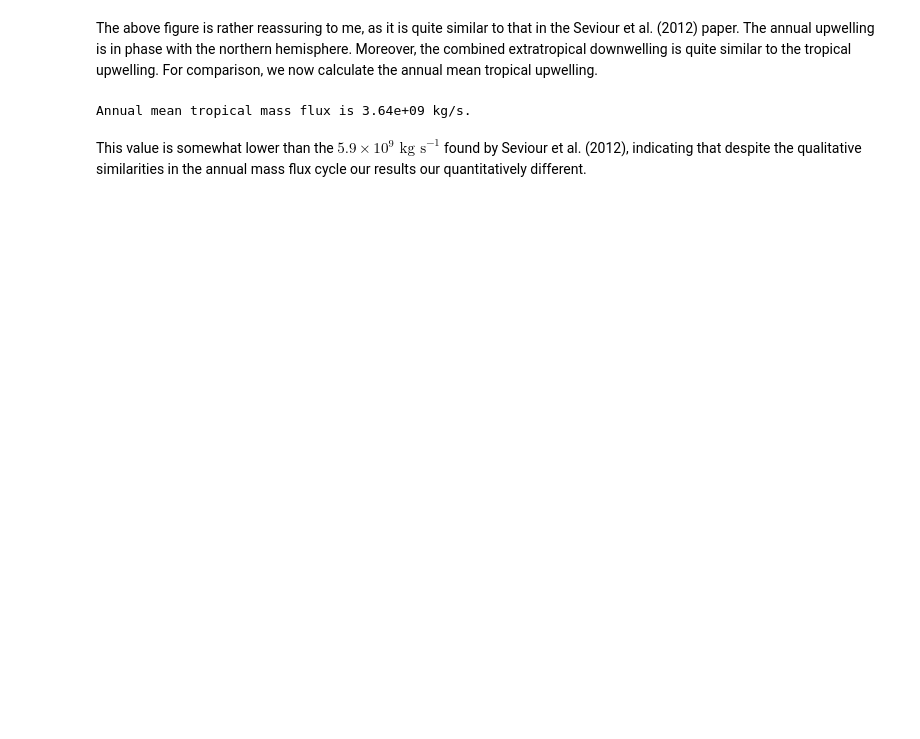
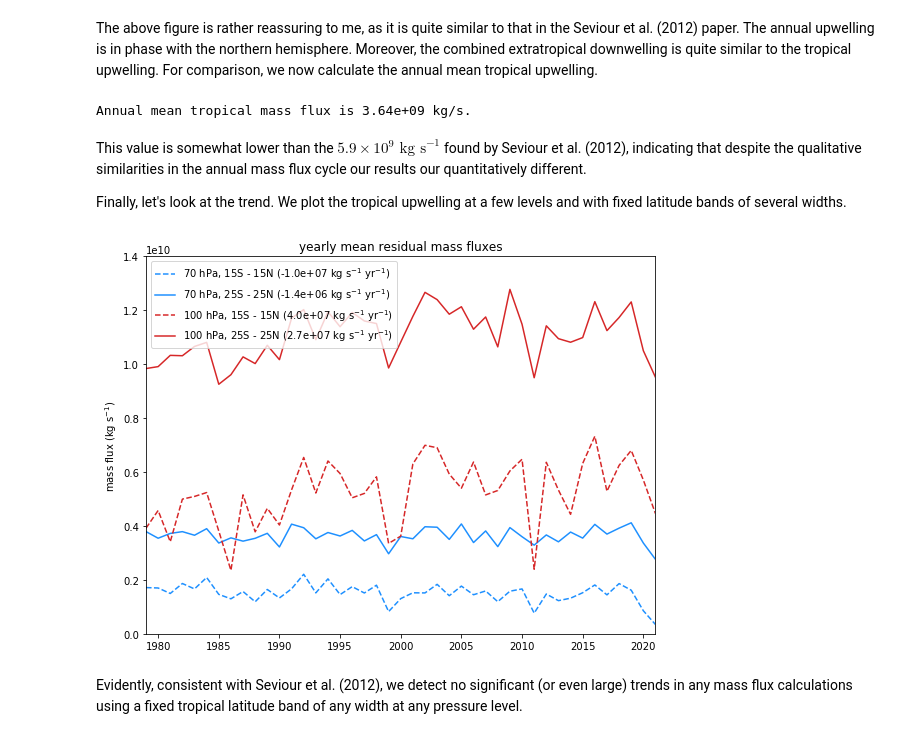
Before and after one commit to dsconnelly/brewson, a Jupyter notebook: analysis.ipynb, the cells around one changed output. Saved outputs shown, nothing was run; the diff lists cells and outputs as text; code cells hidden in the pictures; blank space fills up the shorter version.

Commit message:
added trend analysis

```diff
--- a/analysis.ipynb
+++ b/analysis.ipynb
@@ -166,3 +169,37 @@ print(f'Annual mean tropical mass flux is {mass_flux_mean:.2e} kg/s.')
 Annual mean tropical mass flux is 3.64e+09 kg/s.
 # %% [markdown]
 This value is somewhat lower than the $5.9 \times 10^9 \textrm{ kg s}^{-1}$ found by Seviour et al. (2012), indicating that despite the qualitative similarities in the annual mass flux cycle our results our quantitatively different.
+
+Finally, let's look at the trend. We plot the tropical upwelling at a few levels and with fixed latitude bands of several widths.
+# %%
+fig, ax = plt.subplots()
+fig.set_size_inches(8, 6)
+
+levels = [70, 100]
+edges = [15, 25]
+
+for level in levels:
+    for edge in edges:
+        flux = calculate_mass_flux(level, slice(edge, -edge))
+        flux_yearly = flux.groupby('time.year').mean('time')
+        c, _ = np.polyfit(flux_yearly.year, flux_yearly.values, deg=1)
+
+        ax.plot(
+            flux_yearly.year, flux_yearly,
+            color=('tab:red' if level == 100 else 'dodgerblue'),
+            ls=('solid' if edge == 25 else 'dashed'),
+            label=f'{level} hPa, {edge}S - {edge}N ({c:.1e} kg s$^{{-1}}$ yr$^{{-1}}$)'
+        )
+
+ax.set_xlim(1979, 2021)
+ax.set_ylim(0, 14e9)
+
+ax.set_ylabel('mass flux (kg s$^{-1}$)')
+ax.set_title('yearly mean residual mass fluxes')
+
+ax.legend(loc='upper left')
+plt.tight_layout()
+# %% [output]
+[figure, added]
+# %% [markdown]
+Evidently, consistent with Seviour et al. (2012), we detect no significant (or even large) trends in any mass flux calculations using a fixed tropical latitude band of any width at any pressure level.
```
Also changed, not shown: parts of 3 cells of this notebook.
